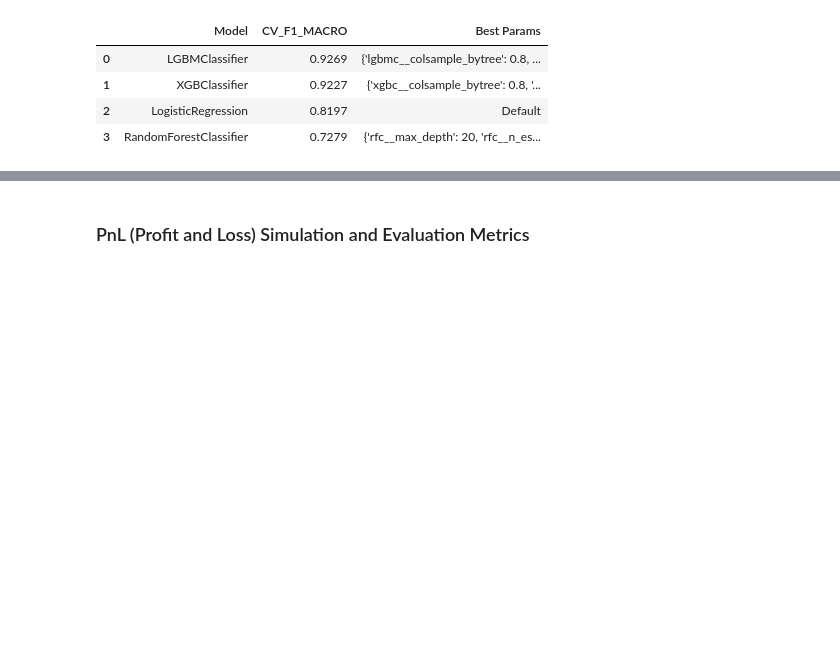
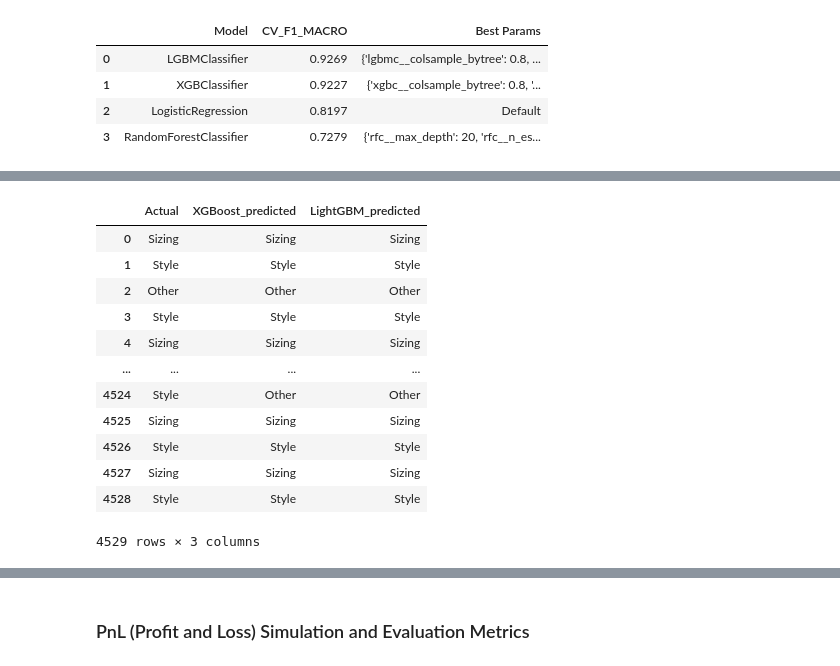
Before and after one commit to GFFB0314/ReturnX-Intelligent-Returns-Classifier, a Jupyter notebook: notebooks/03_nlp_feature_engineering.ipynb, the cells around one changed output, grey strips where cells are left out. Drawn from its saved outputs; the diff is of its cells as text; code cells hidden in the pictures; blank space fills up the shorter version.

```diff
--- a/notebooks/03_nlp_feature_engineering.ipynb
+++ b/notebooks/03_nlp_feature_engineering.ipynb
@@ -636,3 +660,30 @@ KeyError: 'LGBMClassifier'
+# %%
+y_test_label = le.inverse_transform(y_test)
+xgbc_pred_label = le.inverse_transform(xgbc_pred)
+lgbmc_pred_label = le.inverse_transform(xgbc_pred)
+
+# Comparing labels across models with actual labels
+comparison = pd.DataFrame({
+    "Actual": y_test_label,
+    "XGBoost_predicted": xgbc_pred_label,
+    "LightGBM_predicted": lgbmc_pred_label
+
+})
+display(comparison)
+# %% [output]
+|  | Actual | XGBoost_predicted | LightGBM_predicted |
+| 0 | Sizing | Sizing | Sizing |
+| 1 | Style | Style | Style |
+| 2 | Other | Other | Other |
+| 3 | Style | Style | Style |
+| 4 | Sizing | Sizing | Sizing |
+| ... | ... | ... | ... |
+| 4524 | Style | Other | Other |
+| 4525 | Sizing | Sizing | Sizing |
+| 4526 | Style | Style | Style |
+| 4527 | Sizing | Sizing | Sizing |
+| 4528 | Style | Style | Style |
+4529 rows × 3 columns
 # %%
 from sklearn.metrics import confusion_matrix, ConfusionMatrixDisplay
 import matplotlib.pyplot as plt
```
Also changed, not shown: parts of 7 cells of this notebook, 17 other files.
